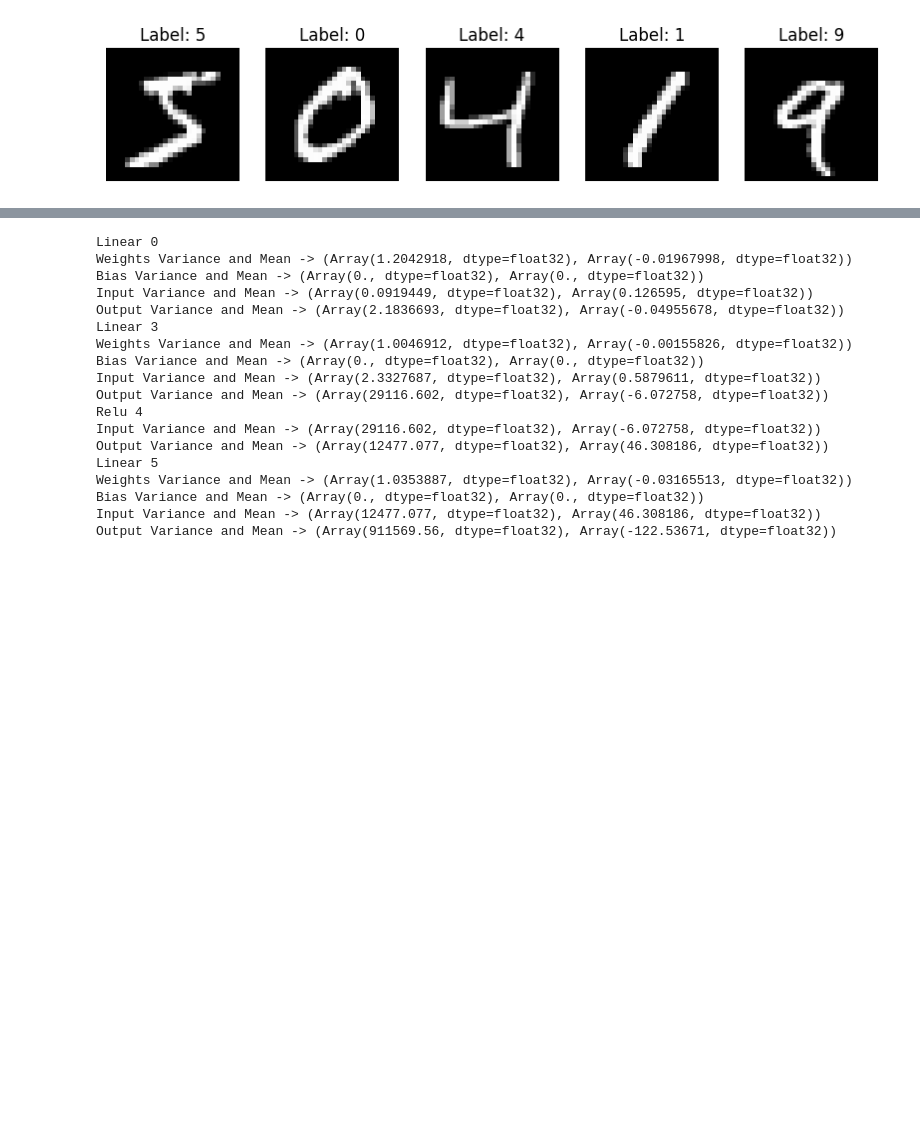
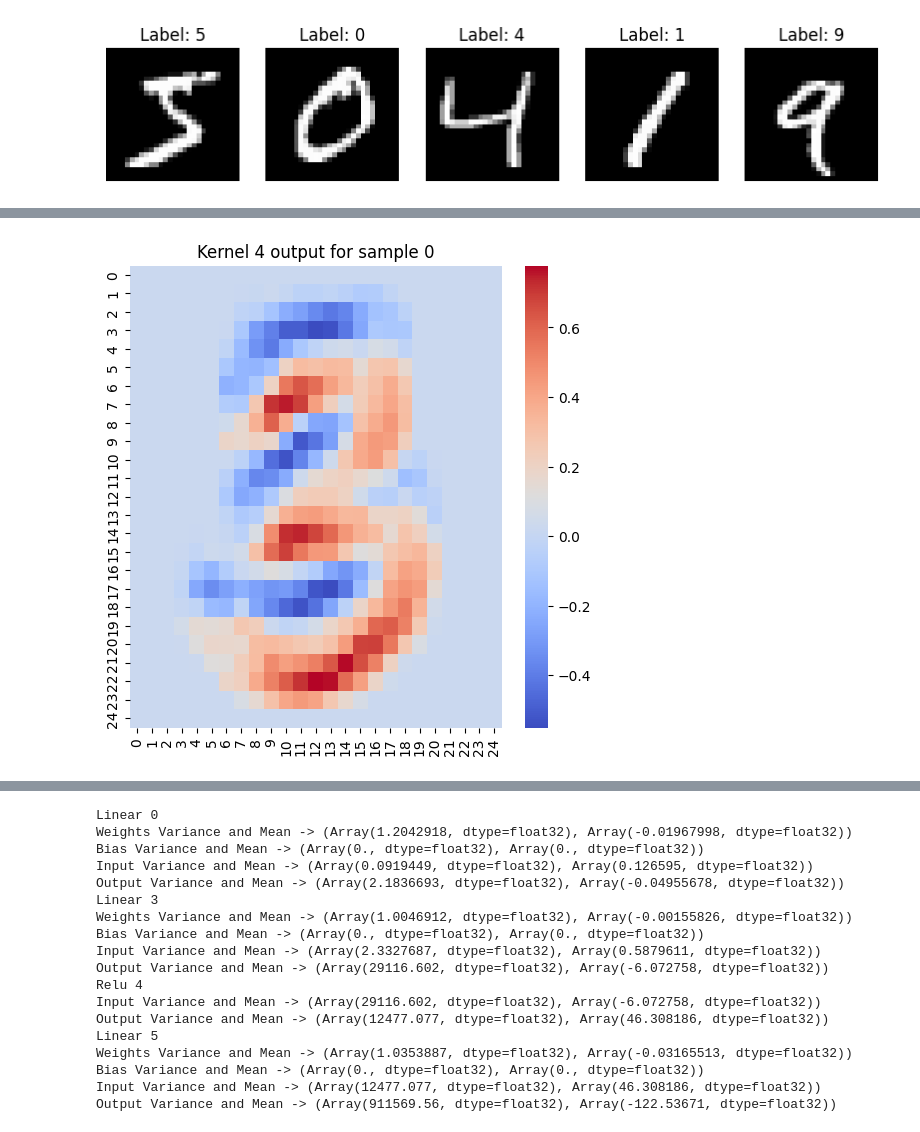
Before and after one commit to SanjithKumar2/MiniTorch, a Jupyter notebook: CNNVFC.ipynb, the cells around one changed output, grey strips where cells are left out. Saved outputs shown, nothing was run; the diff lists cells and outputs as text; code cells hidden in the pictures; blank space fills up the shorter version.

Commit message:
conv tested

```diff
--- a/CNNVFC.ipynb
+++ b/CNNVFC.ipynb
@@ -95,0 +136,4 @@ Loss for 0/20 -> 0.707603931427002
+# %%
+show_conv_out(net.layers[0],0,4)
+# %% [output]
+[figure, added]
```
Also changed, not shown: parts of 14 cells of this notebook, 2 other files.
